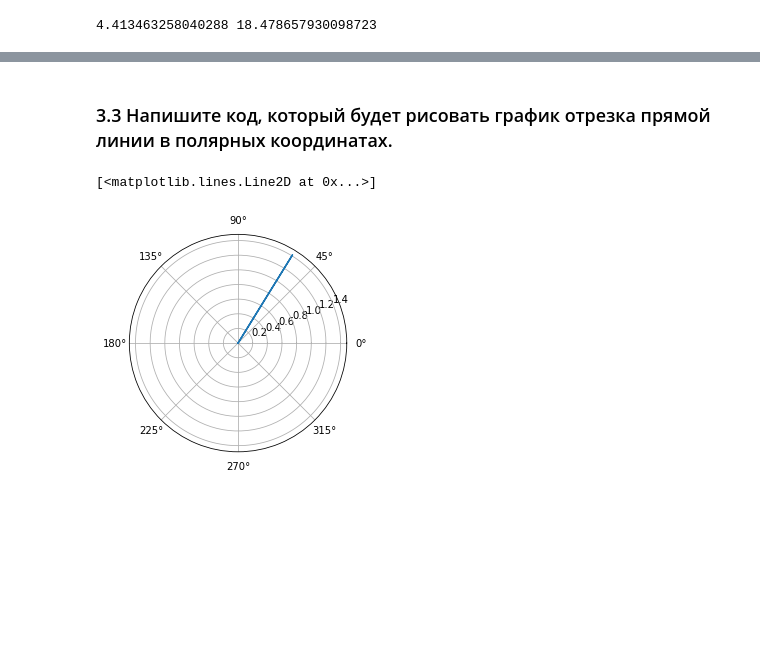
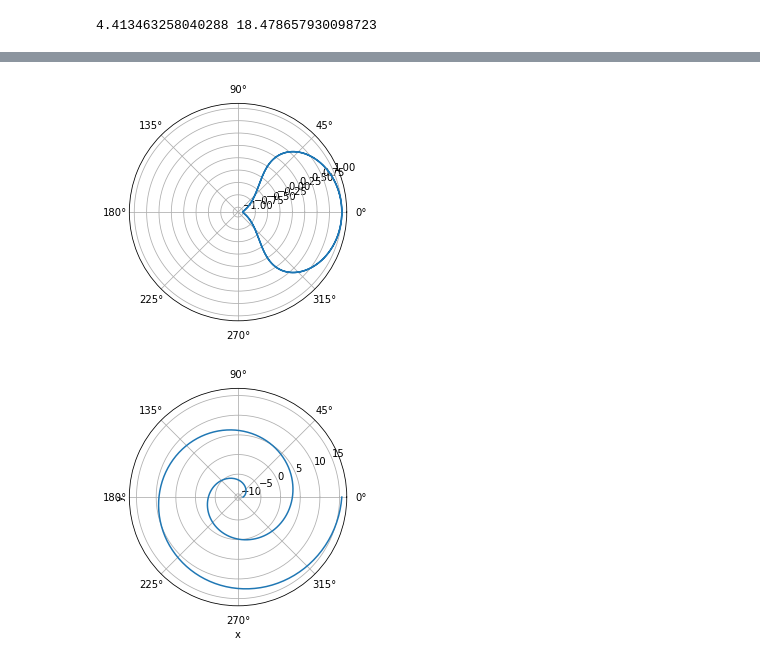
Before and after one commit to degtyreva/Math, a Jupyter notebook: VM_les3.ipynb, the cells around one changed output, grey strips where cells are left out. Saved outputs shown, nothing was run; the diff lists cells and outputs as text; code cells hidden in the pictures; blank space fills up the shorter version.

```diff
--- a/VM_les3.ipynb
+++ b/VM_les3.ipynb
@@ -275,12 +252,0 @@ plt.show()
-# %% [markdown]
-### 3.3	Напишите код, который будет рисовать график отрезка прямой линии в полярных координатах.
-# %%
-a=np.linspace(0,np.pi,50)
-x=np.sin(a)
-y=np.sin(a)
-R=np.sqrt(x**2+y**2)
-phi=np.arctan2(y,x)*180/np.pi
-plt.polar(phi,R)
-# %% [output]
-[<matplotlib.lines.Line2D at 0x...>]
-[figure, removed]
@@ -286,0 +259,24 @@ plt.polar(phi,R)
+# %%
+t = np.arange(-2 * np.pi, 2 * np.pi, 0.01)
+r = 1
+x = r * np.cos(t)
+y = r * np.sin(t)
+
+plt.polar(x, y)
+plt.show()
+# %% [output]
+[figure, added]
+# %%
+x = np.linspace(-2*np.pi, 2*np.pi, 200)
+
+k = 2
+a = 5
+b = 3
+
+y = k*x + b
+plt.polar(x, y)
+plt.xlabel('x')
+plt.ylabel('y')
+plt.show()
+# %% [output]
+[figure, added]
```
Also changed, not shown: parts of 6 cells of this notebook.
